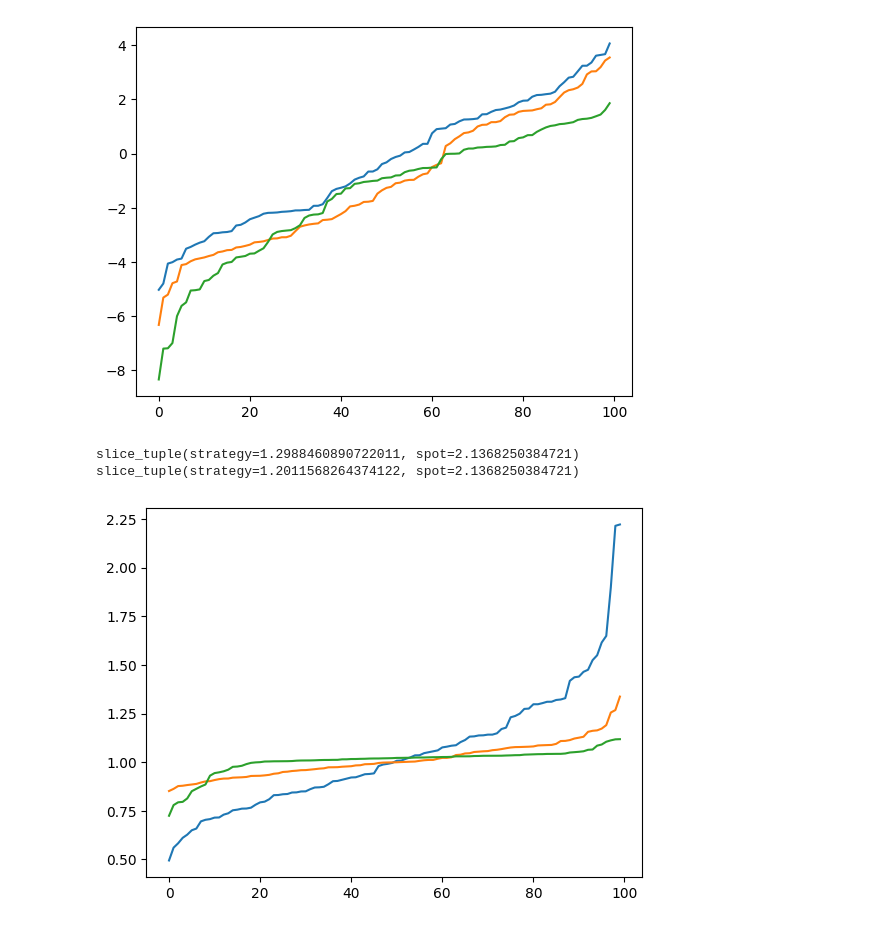
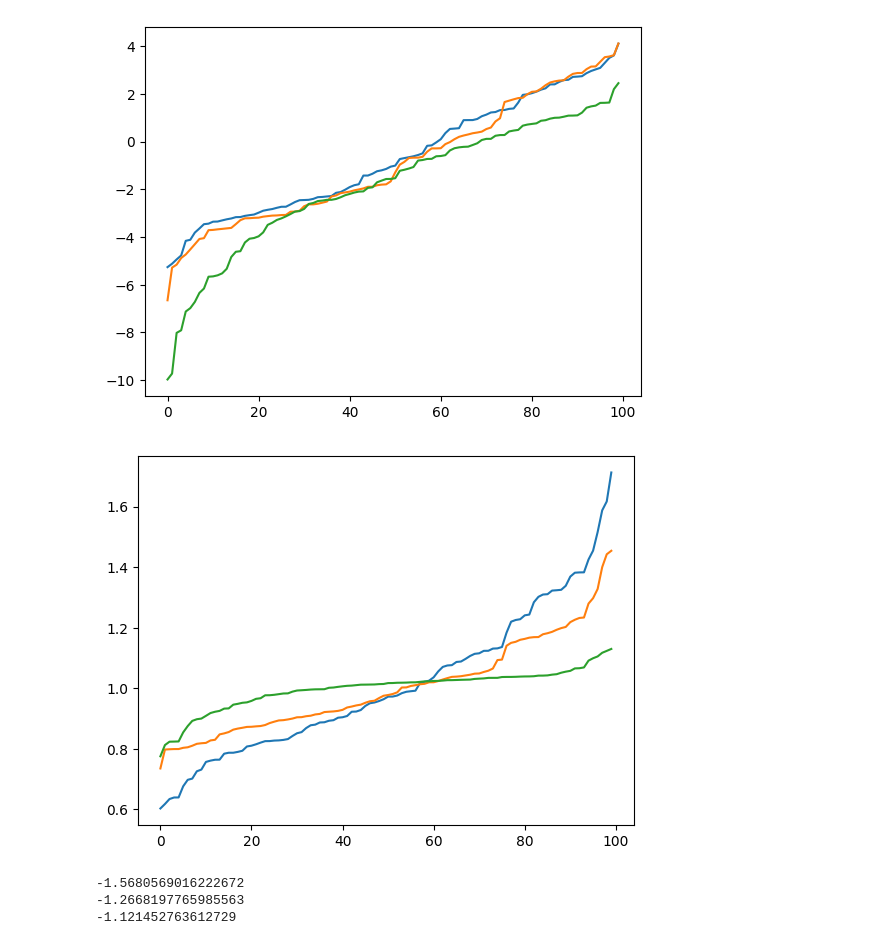
Before and after one commit to Sy-Sang/finance_utils, a Jupyter notebook: finance_utils/asset/spot/nb/nb3.ipynb, the cells around one changed output. Cells and saved outputs as stored; diff of their text form; code cells hidden in the pictures.

```diff
--- a/finance_utils/asset/spot/nb/nb3.ipynb
+++ b/finance_utils/asset/spot/nb/nb3.ipynb
@@ -21,5 +21,6 @@ base_trader = Trader("trader", 20000 * 12, "2000-1-1")
 # %%
 stock = Spot("10001", 100, TradeDelta("day", 1))
 # %%
-stock_process = GBM(stock.name, 1, 0.03/366, 0.015, 366, "2024-1-1", "day", 1)
+stock_process = GBM(stock.name, 1, 0.03/250, 0.015, 250, "2024-1-1", "day", 1)
 multi_pathing = stock_process.multi_pathing(base_trader, stock, 100)
+print(numpy.mean([multi_pathing.processes[i].timeseries["price"][-1] for i in range(multi_pathing.width)]))
@@ -26,7 +29,7 @@ multi_pathing = stock_process.multi_pathing(base_trader, stock, 100)
 # %%
 scap = SpotCostAveragingPlan(multi_pathing, stock)
 # %%
-scap_test = scap.monthly_cap(10000, [1])
+scap_test = scap.simple_cap(20000, 20)
 plist = scap_test.spot_slices
 ylist = scap_test.yield_slices
 # %%
@@ -54,5 +57,5 @@ pyplot.show()
 # %%
-s1_test = scap.price_qualified_cap(10000, 0.9, 1.1)
+s1_test = scap.price_qualified_cap(20000, 0.9, 1.1)
 # %%
 pyplot.plot(sorted(scap_test.max_drawdown().spot))
 pyplot.plot(sorted(scap_test.max_drawdown().strategy))
@@ -73,17 +76,27 @@ pyplot.plot(sorted(scap_test.slice_sharp().strategy))
 pyplot.plot(sorted(s1_test.slice_sharp().strategy))
 pyplot.show()
 # %% [output]
-[figure, old version]
+[figure, new version]
-# %%
-print(scap_test.slice_utility_ratio(0.5, 0.1, positive_utility_function=LogUtilityFunction()))
-print(s1_test.slice_utility_ratio(0.5, 0.1, positive_utility_function=LogUtilityFunction()))
-# %% [output]
-slice_tuple(strategy=1.2988460890722011, spot=2.1368250384721)
-slice_tuple(strategy=1.2011568264374122, spot=2.1368250384721)
 # %%
 pyplot.plot(sorted(scap_test.spot_slices[-1]))
 pyplot.plot(sorted(scap_test.yield_slices[-1]))
 pyplot.plot(sorted(s1_test.yield_slices[-1]))
 pyplot.show()
+
+uf = TimeLossUtilityFunction(1.03)
+print(numpy.mean([
+    uf(i) for i in scap_test.spot_slices[-1]
+]))
+
+print(numpy.mean([
+    uf(i) for i in scap_test.yield_slices[-1]
+]))
+
+print(numpy.mean([
+    uf(i) for i in s1_test.yield_slices[-1]
+]))
 # %% [output]
-[figure, old version]
+[figure, new version]
+-1.5680569016222672
+-1.2668197765985563
+-1.121452763612729
```
Also changed, not shown: parts of 9 cells of this notebook, 3 other files.
